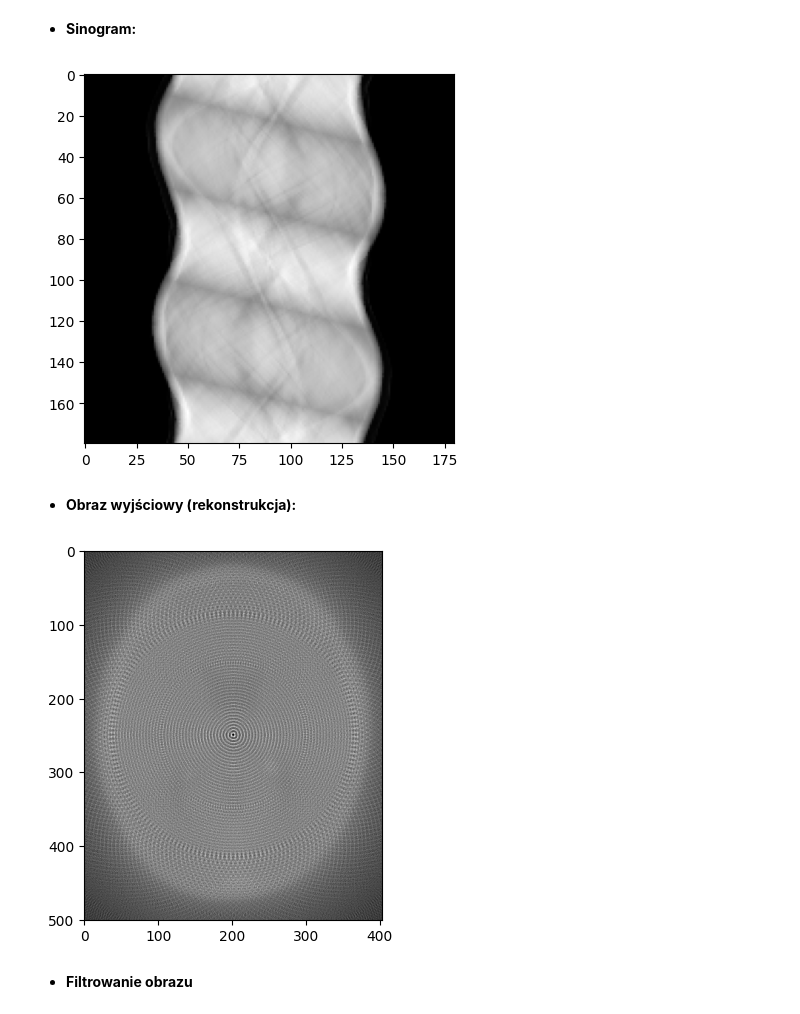
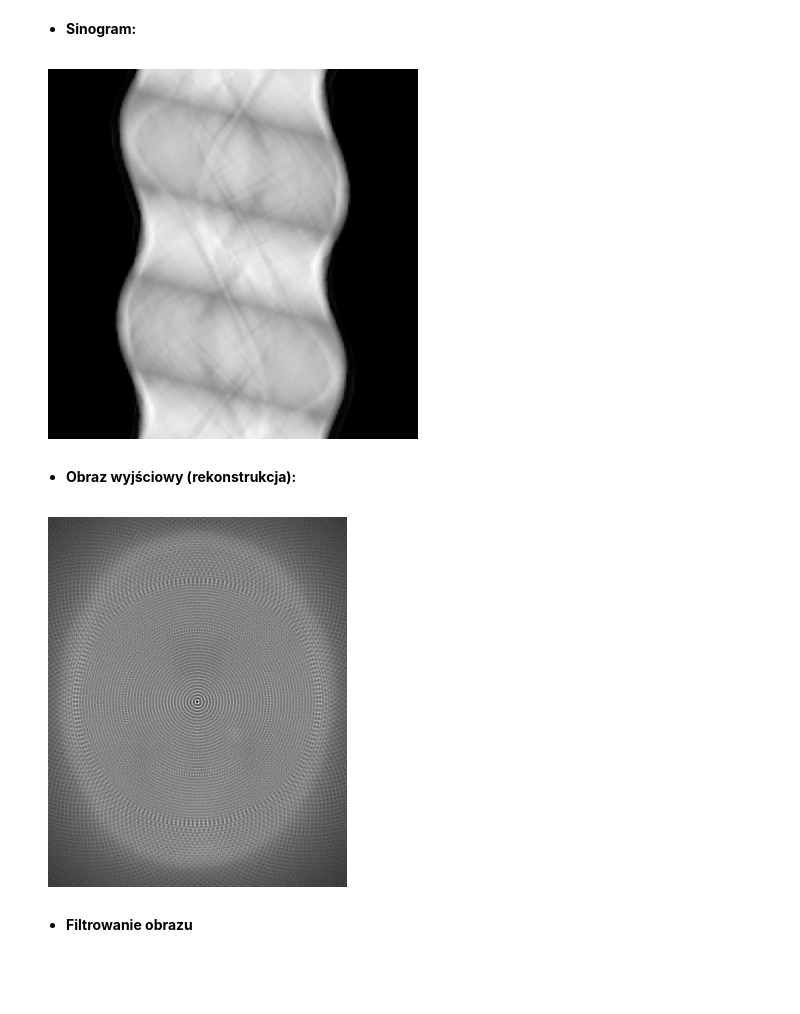
Before and after one commit to viatrix17/Symulacja-Tomografu, a Jupyter notebook: symulacja_tomografu.ipynb, the cells around one changed output. Saved outputs shown, nothing was run; the diff lists cells and outputs as text; code cells hidden in the pictures; blank space fills up the shorter version.

```diff
--- a/symulacja_tomografu.ipynb
+++ b/symulacja_tomografu.ipynb
@@ -34,31 +34,57 @@ class StopNotebook(Exception):
 ### Wczytywanie plików
 # %%
 path = "image.bmp"
+path2 = "CT_ScoutView.bmp"
 
 if os.path.exists(path):
     img = Image.open(path).convert('L')
     root, extension = os.path.splitext(path)
 
     if extension.lower() != ".bmp":
-        raise StopNotebook(msg="Zły format pliku")
+        raise StopNotebook(msg="Zły format pliku 1.")
 
     width, height = img.size
     print(f"Szerokość: {width} px")
     print(f"Wysokość: {height} px")
 else:
-    raise StopNotebook(msg="Nie można znaleźć pliku.")
+    raise StopNotebook(msg="Nie można znaleźć pliku 1.")
+
+if os.path.exists(path2):
+    img2 = Image.open(path2).convert('L')
+    root, extension = os.path.splitext(path2)
+
+    if extension.lower() != ".bmp":
+        raise StopNotebook(msg="Zły format pliku 2")
+
+    width2, height2 = img2.size
+    print(f"Szerokość: {width2} px")
+    print(f"Wysokość: {height2} px")
+else:
+    raise StopNotebook(msg="Nie można znaleźć pliku 2.")
 
 square = False
 rectangle = False
 if width > height or height > width:
     rectangle = True
-    print("Obraz jest prostokątny.")
+    print("Obraz 1 jest prostokątny.")
 elif width == height:
     square = True
-    print("Obraz jest kwadratowy.")
+    print("Obraz 1 jest kwadratowy.")
 
 if not square and not rectangle:
-    raise StopNotebook(msg="Niewłaściwy kształt obrazu.")
+    raise StopNotebook(msg="Niewłaściwy kształt obrazu 1.")
+
+square = False
+rectangle = False
+if width > height or height > width:
+    rectangle = True
+    print("Obraz 2 jest prostokątny.")
+elif width == height:
+    square = True
+    print("Obraz 2 jest kwadratowy.")
+
+if not square and not rectangle:
+    raise StopNotebook(msg="Niewłaściwy kształt obrazu 2.")
 # %% [output]
 Szerokość: 404 px
 Wysokość: 501 px
@@ -476,10 +357,12 @@ sinogram = custom_radon(image, interactive=sinogram_interaction, receptor_step=r
 # %%
 if not sinogram_interaction:
     plt.imshow(sinogram,cmap=plt.cm.Greys_r)
+    plt.axis('off')
+    plt.show()
 else:
     interactive_plot(sinogram_interactive, width=3, height=6, result=False)
 # %% [output]
-[figure, old version]
+[figure, new version]
 # %% [markdown]
 * **Obraz wyjściowy (rekonstrukcja):**
 # %%
@@ -493,10 +376,12 @@ reconstruction = reverse_radon(
 # %%
 if not reconstruction_interaction:
     plt.imshow(reconstruction,cmap=plt.cm.Greys_r)
+    plt.axis('off')
+    plt.show()
 else:
     interactive_plot(result_interactive, width=3, height=3.75, result=True, v_min=0, v_max=np.max(reconstruction))
 # %% [output]
-[figure, old version]
+[figure, new version]
 # %% [markdown]
 - **Filtrowanie obrazu**
 # %%
```
Also changed, not shown: parts of 26 cells of this notebook, 2 other files.
